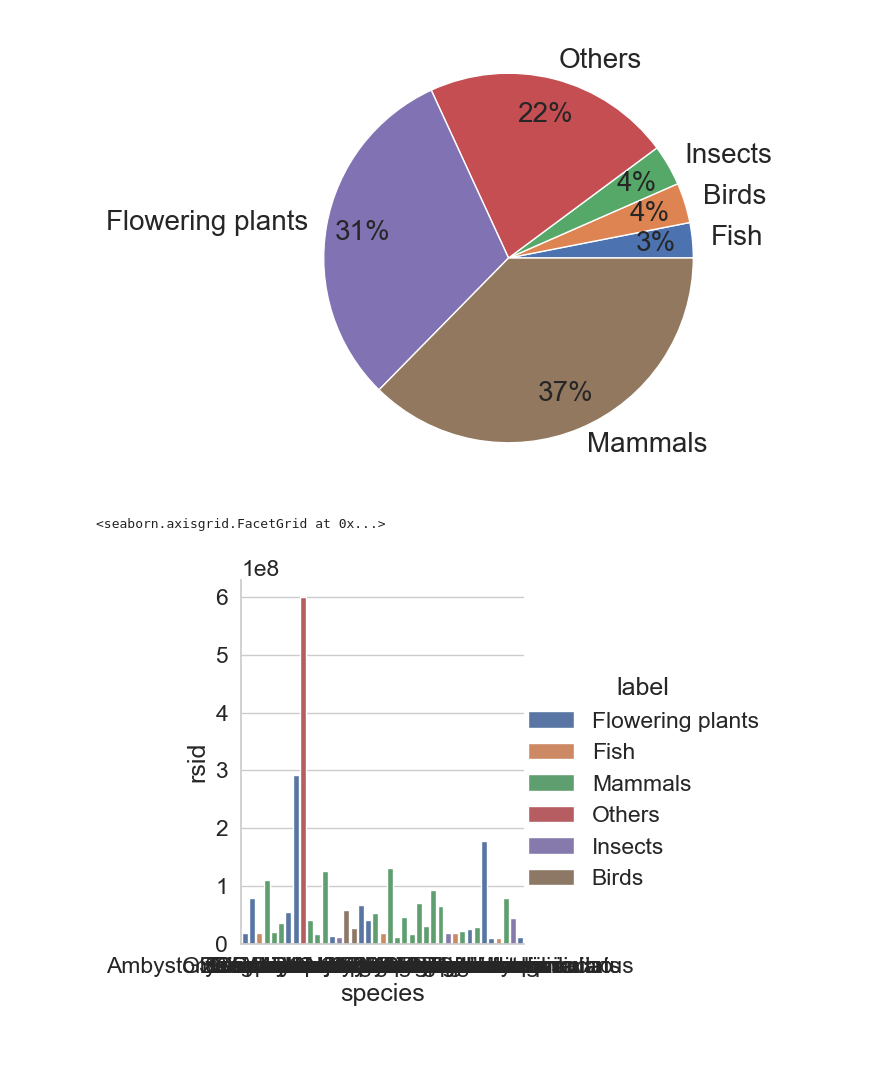
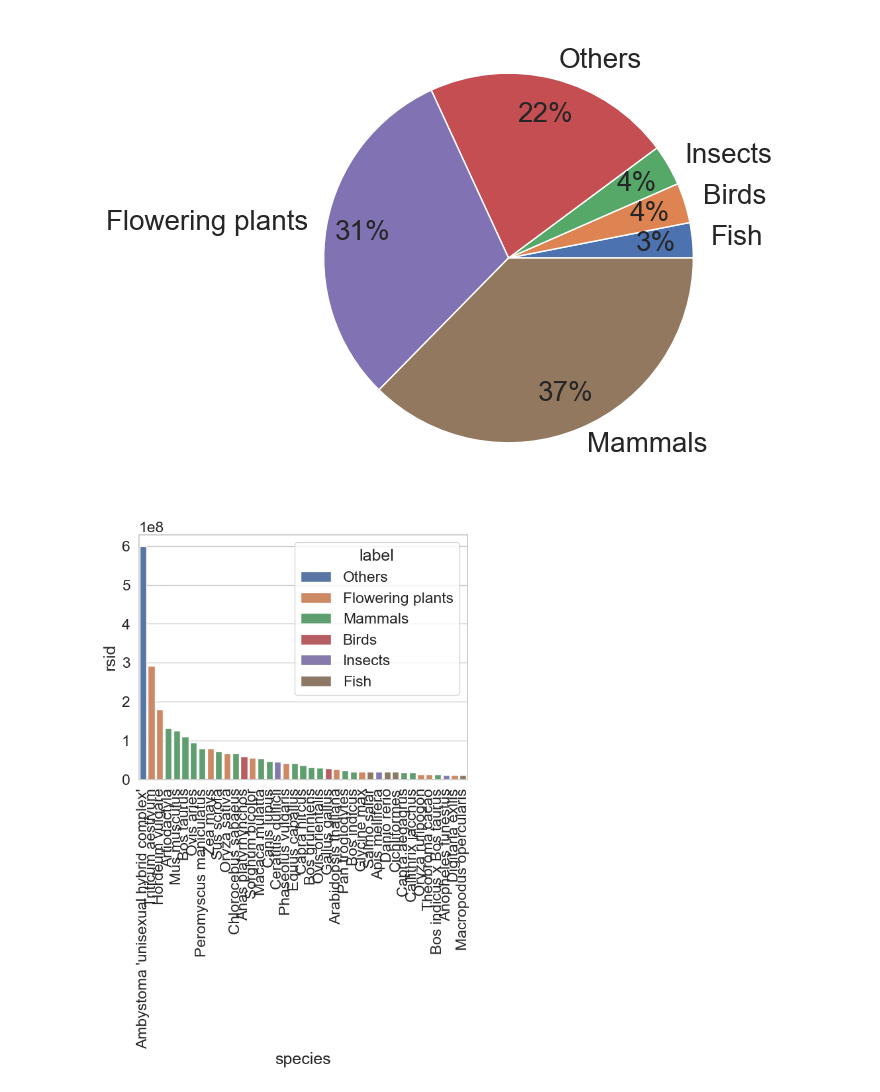
Before and after one commit to nitin-ebi/eva-tasks, a Jupyter notebook: tasks/eva_3205/study_metrics.ipynb, the cells around one changed output. Cells and saved outputs as stored; diff of their text form; code cells hidden in the pictures; blank space fills up the shorter version.

```diff
--- a/tasks/eva_3205/study_metrics.ipynb
+++ b/tasks/eva_3205/study_metrics.ipynb
@@ -303,8 +284,8 @@ plt.show() # Show chart
 # %% [output]
 [figure]
 # %%
-df2 = df[df['rsid'] > 10000000]
-seaborn.catplot(df2, kind="bar", x='species', y='rsid', hue='label')
+df2 = df[df['rsid'] > 10000000].sort_values(by='rsid', ascending=False)
+g1 = seaborn.barplot(df2, x='species', y='rsid', hue='label')
+g1.tick_params(axis='x', rotation=90)
 # %% [output]
-<seaborn.axisgrid.FacetGrid at 0x...>
-[figure, old version]
+[figure, new version]
```
Also changed, not shown: parts of 1 cell of this notebook.
